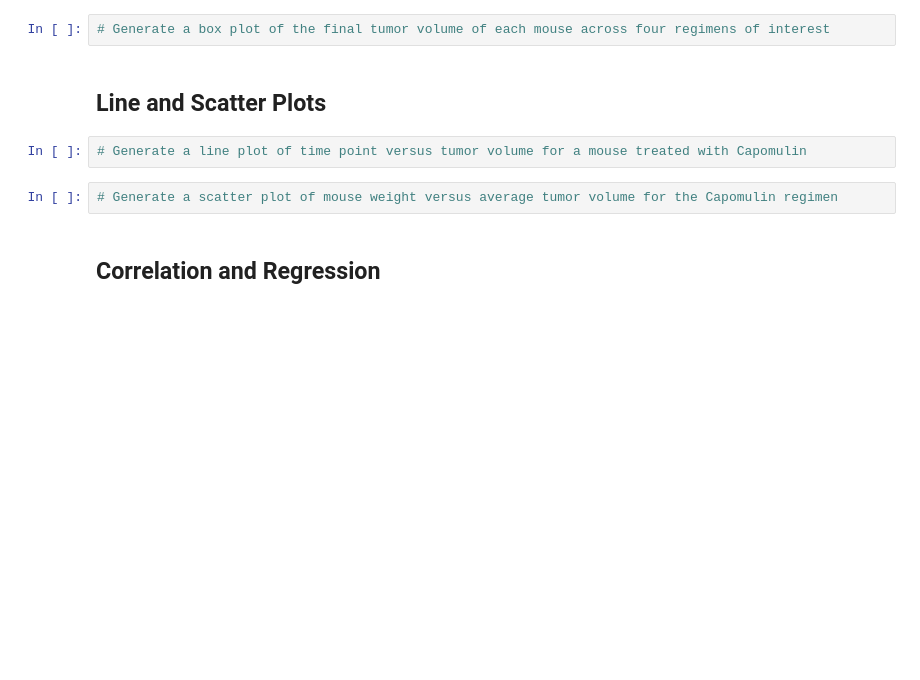
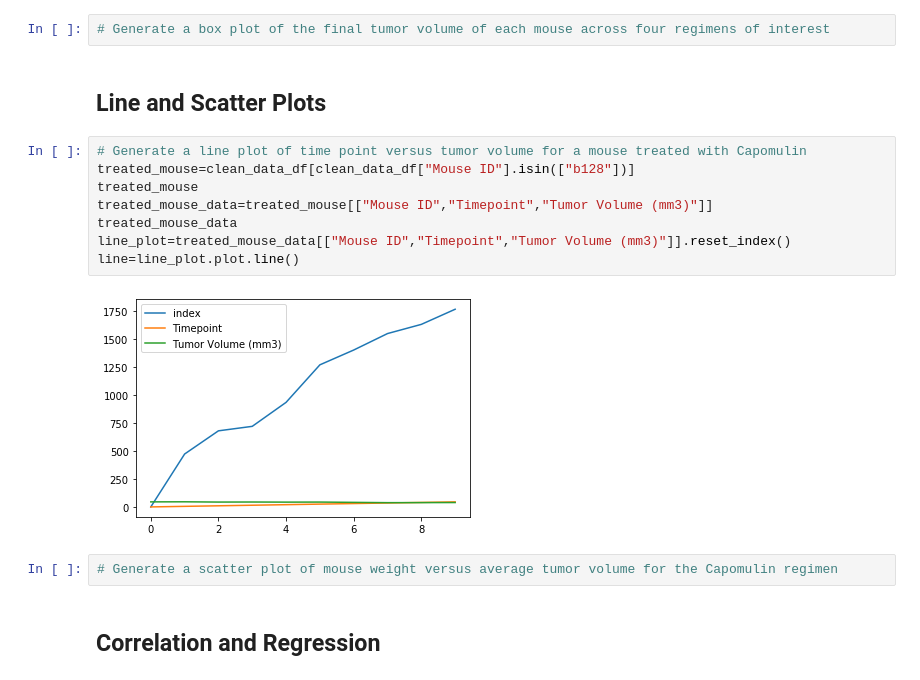
Before and after one commit to temidolan/Matplotlib_Challenge, a Jupyter notebook: Pymaceuticals/pymaceuticals_tumor_homework.ipynb, the cells around one changed output. Saved outputs shown, nothing was run; the diff lists cells and outputs as text; blank space fills up the shorter version.

```diff
--- a/Pymaceuticals/pymaceuticals_tumor_homework.ipynb
+++ b/Pymaceuticals/pymaceuticals_tumor_homework.ipynb
@@ -224,6 +258,14 @@ plt.ylim(0, max(mice_treatment_bar)+ 0.3)
 ## Line and Scatter Plots
 # %%
 # Generate a line plot of time point versus tumor volume for a mouse treated with Capomulin
+treated_mouse=clean_data_df[clean_data_df["Mouse ID"].isin(["b128"])]
+treated_mouse
+treated_mouse_data=treated_mouse[["Mouse ID","Timepoint","Tumor Volume (mm3)"]]
+treated_mouse_data
+line_plot=treated_mouse_data[["Mouse ID","Timepoint","Tumor Volume (mm3)"]].reset_index()
+line=line_plot.plot.line()
+# %% [output]
+[figure, added]
 # %%
 # Generate a scatter plot of mouse weight versus average tumor volume for the Capomulin regimen
 # %% [markdown]
```
Also changed, not shown: parts of 5 cells of this notebook.
